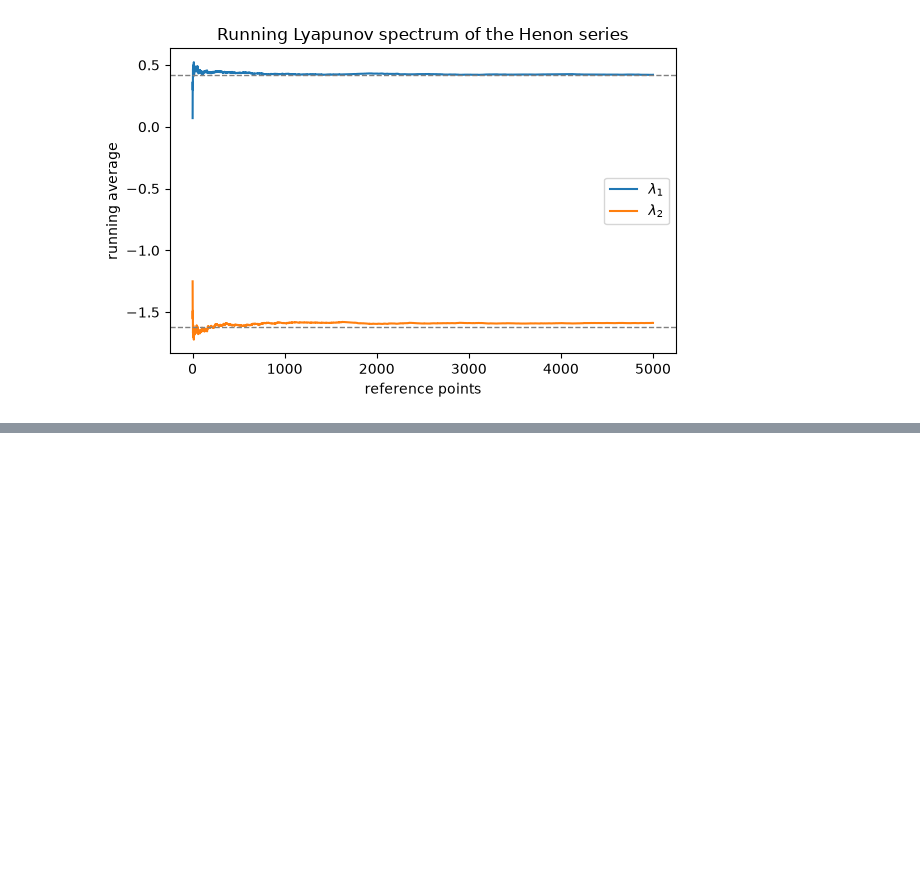
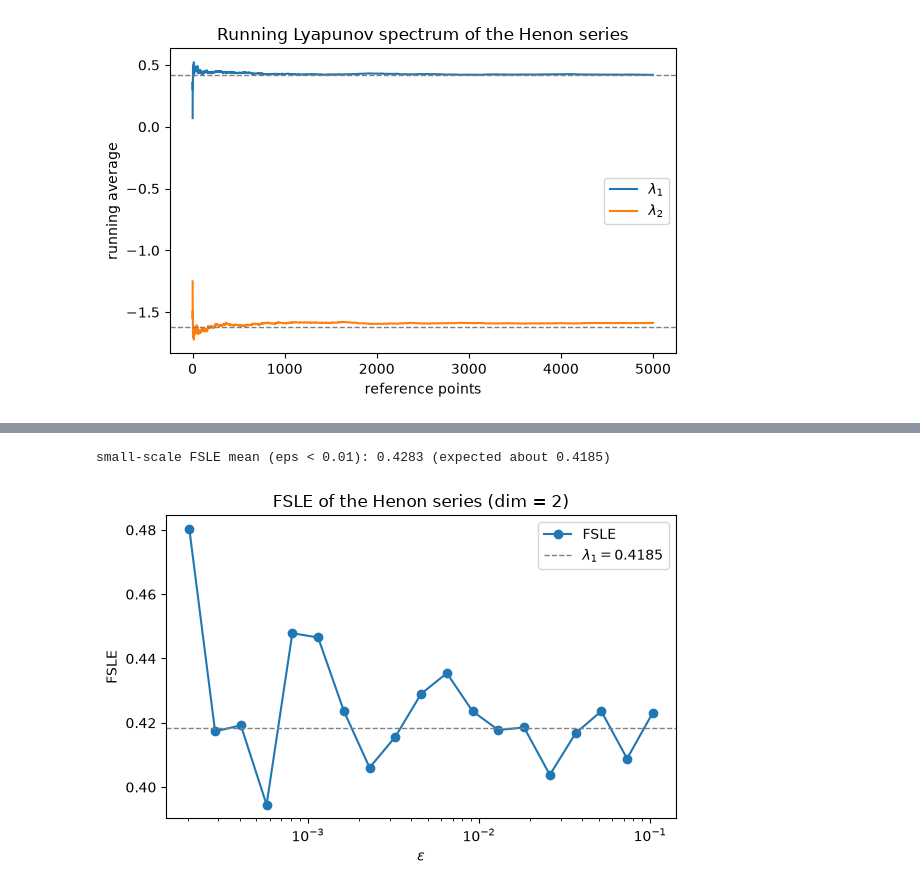
Before and after one commit to ieeningnwq/nolitisea, a Jupyter notebook: examples/lyapunov.ipynb, the cells around one changed output, grey strips where cells are left out. Saved outputs shown, nothing was run; the diff lists cells and outputs as text; code cells hidden in the pictures; blank space fills up the shorter version.

Commit message:
完成 lyapunov

```diff
--- a/examples/lyapunov.ipynb
+++ b/examples/lyapunov.ipynb
@@ -201,0 +225,17 @@ plt.show()
+# %%
+from nolitisea.lyapunov.fsle import fsle
+
+# Henon map: the maximal Lyapunov exponent is about 0.4185 per iterate.
+x, _ = henon(n=20000)
+
+res = fsle(
+    x,
+    dim=2,        # embedding dimension
+    delay=1,      # time delay (discrete map: 1)
+    mindist=20,   # Theiler window (exclude temporally correlated neighbours)
+    n_jobs=-1,
+)
+print(f"eps: {res['eps'].round(5)}")
+small = np.isfinite(res['fsle']) & (res['eps'] < 0.01)
+print(f"n_levels: {res['eps'].size}, "
+      f"contributing pairs at small scales: {res['count'][small].sum()}")
@@ -201,0 +254,25 @@ plt.show()
+# %%
+fig, ax = plt.subplots(figsize=(6, 4))
+
+valid = np.isfinite(res['fsle'])
+ax.plot(res['eps'][valid], res['fsle'][valid], marker='o', label='FSLE')
+
+lam1 = 0.4185
+ax.axhline(lam1, ls="--", color="gray", lw=1, label=r'$\lambda_1 = 0.4185$')
+
+small = valid & (res['eps'] < 0.01)
+if small.any():
+    mean_fsle = res['fsle'][small].mean()
+    print(f"small-scale FSLE mean (eps < 0.01): {mean_fsle:.4f} "
+          f"(expected about {lam1})")
+
+ax.set_xscale('log')
+ax.set_xlabel(r'$\varepsilon$')
+ax.set_ylabel('FSLE')
+ax.set_title('FSLE of the Henon series (dim = 2)')
+ax.legend()
+plt.tight_layout()
+plt.show()
+# %% [output]
+small-scale FSLE mean (eps < 0.01): 0.4283 (expected about 0.4185)
+[figure, added]
```
Also changed, not shown: parts of 3 cells of this notebook, 3 other files.
